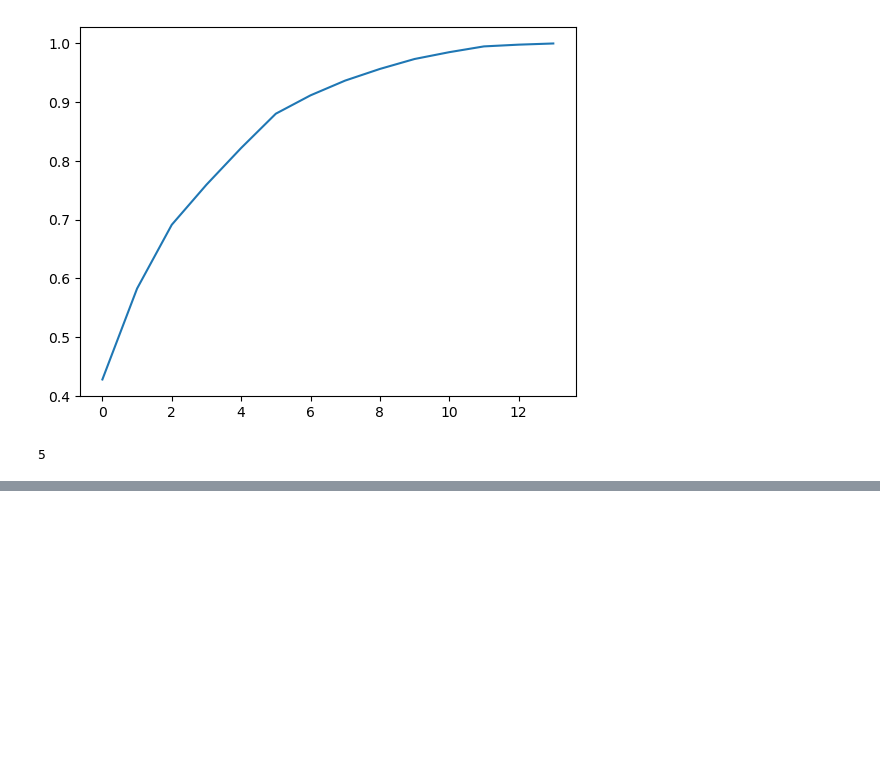
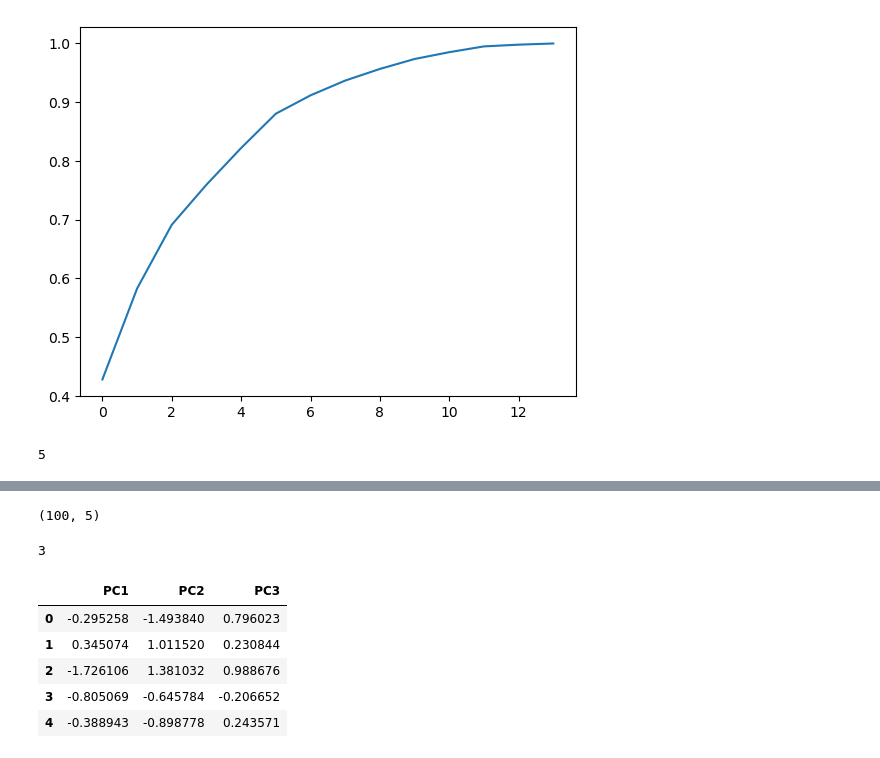
Before and after one commit to Udon-datascience/Python_machine_learning_study_log, a Jupyter notebook: study_based_on_textbook/codes（learning_analysis）/learning_analysis_20.ipynb, the cells around one changed output, grey strips where cells are left out. Cells and saved outputs as stored; diff of their text form; code cells hidden in the pictures; blank space fills up the shorter version.

```diff
--- a/study_based_on_textbook/codes（learning_analysis）/learning_analysis_20.ipynb
+++ b/study_based_on_textbook/codes（learning_analysis）/learning_analysis_20.ipynb
@@ -178,0 +179,32 @@ df.head(3)
+# %%
+#不要な列の削除
+df=df.drop(['cinema_id'],axis=1)
+df=df.fillna(df.mean(numeric_only=True))
+
+#標準化
+from sklearn.preprocessing import StandardScaler
+df=df.astype('float')
+sc=StandardScaler()
+sc_df=sc.fit_transform(df)
+
+#主成分分析の実施
+from sklearn.decomposition import PCA
+model=PCA(whiten=True)
+tmp=model.fit_transform(sc_df)  #学習と新機軸へのデータのあてはめを一括で行う
+tmp.shape
+# %% [output]
+(100, 5)
+# %%
+ratio=model.explained_variance_ratio_  #寄与率のデータ集合
+array=[]  #第N列までの累積寄与率を格納するリスト
+for i in range(len(ratio)):
+    ruiseki=sum(ratio[0:(i+1)])
+    array.append(ruiseki)
+
+thred=0.85  #累積寄与率のしきい値
+for i in range(len(array)):
+    if array[i]>=thred:
+        print(i+1)
+        break
+# %% [output]
+3
@@ -178,0 +215,11 @@ df.head(3)
+# %%
+col=['PC1','PC2','PC3']  #列名の指定
+new_df=pd.DataFrame(new,columns=col)
+display(new_df.head(5))
+# %% [output]
+|  | PC1 | PC2 | PC3 |
+| 0 | -0.295258 | -1.493840 | 0.796023 |
+| 1 | 0.345074 | 1.011520 | 0.230844 |
+| 2 | -1.726106 | 1.381032 | 0.988676 |
+| 3 | -0.805069 | -0.645784 | -0.206652 |
+| 4 | -0.388943 | -0.898778 | 0.243571 |
```
Also changed, not shown: parts of 6 cells of this notebook.
